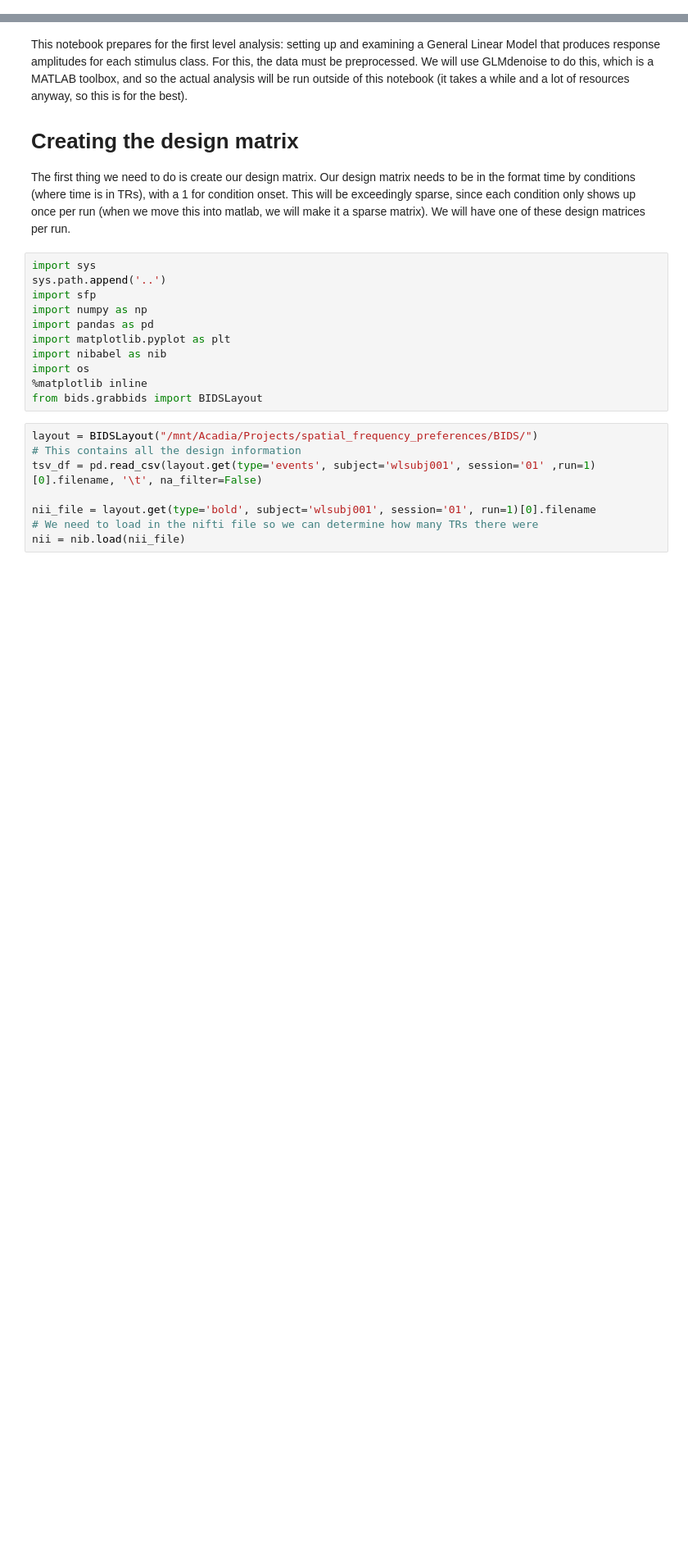
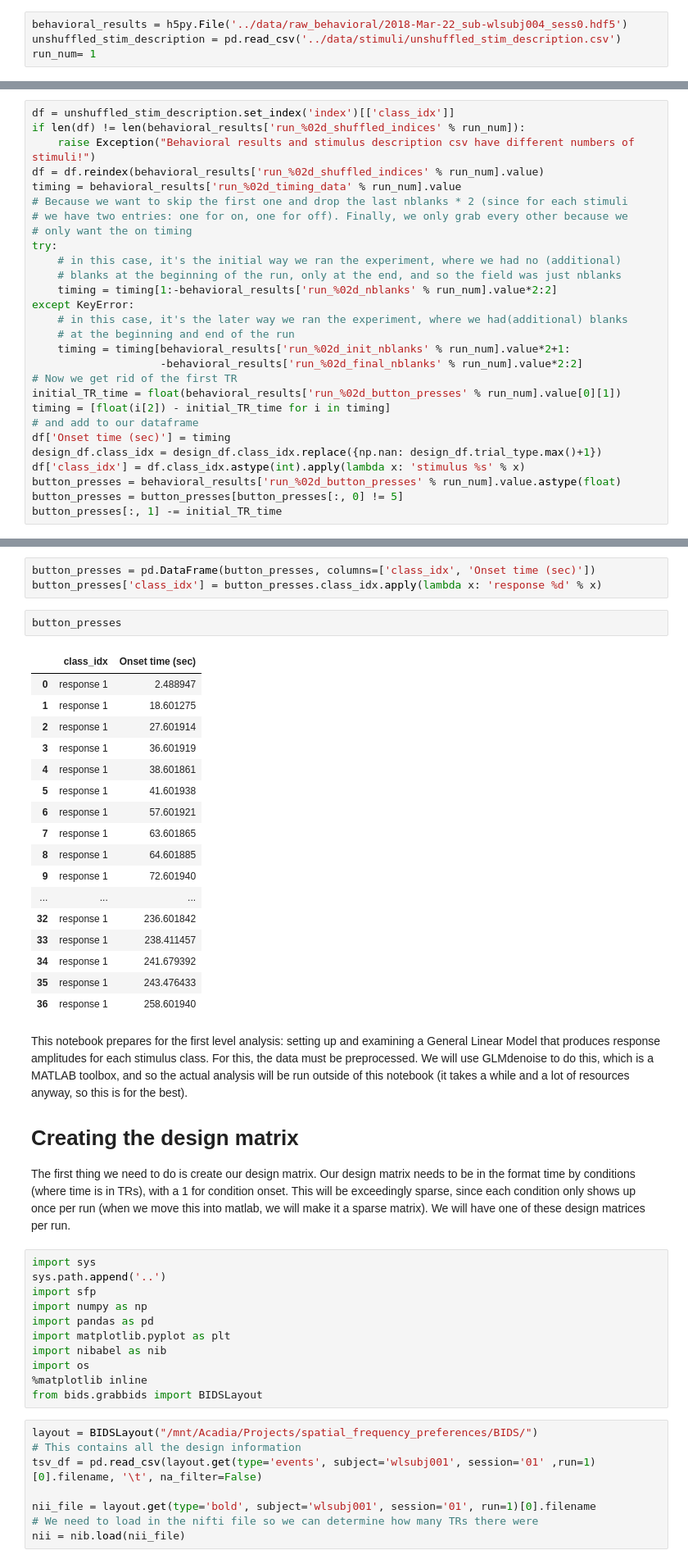
Before and after one commit to billbrod/spatial-frequency-preferences, a Jupyter notebook: notebooks/03-Design-matrices.ipynb, the cells around one changed output, grey strips where cells are left out. Shown at 82% size. Drawn from its saved outputs; the diff is of its cells as text; blank space fills up the shorter version.

```diff
--- a/notebooks/03-Design-matrices.ipynb
+++ b/notebooks/03-Design-matrices.ipynb
@@ -0,0 +7,4 @@
+# %%
+behavioral_results = h5py.File('../data/raw_behavioral/2018-Mar-22_sub-wlsubj004_sess0.hdf5')
+unshuffled_stim_description = pd.read_csv('../data/stimuli/unshuffled_stim_description.csv')
+run_num= 1
@@ -0,0 +33,28 @@
+# %%
+df = unshuffled_stim_description.set_index('index')[['class_idx']]
+if len(df) != len(behavioral_results['run_%02d_shuffled_indices' % run_num]):
+    raise Exception("Behavioral results and stimulus description csv have different numbers of stimuli!")
+df = df.reindex(behavioral_results['run_%02d_shuffled_indices' % run_num].value)
+timing = behavioral_results['run_%02d_timing_data' % run_num].value
+# Because we want to skip the first one and drop the last nblanks * 2 (since for each stimuli
+# we have two entries: one for on, one for off). Finally, we only grab every other because we
+# only want the on timing
+try:
+    # in this case, it's the initial way we ran the experiment, where we had no (additional)
+    # blanks at the beginning of the run, only at the end, and so the field was just nblanks
+    timing = timing[1:-behavioral_results['run_%02d_nblanks' % run_num].value*2:2]
+except KeyError:
+    # in this case, it's the later way we ran the experiment, where we had(additional) blanks
+    # at the beginning and end of the run
+    timing = timing[behavioral_results['run_%02d_init_nblanks' % run_num].value*2+1:
+                    -behavioral_results['run_%02d_final_nblanks' % run_num].value*2:2]
+# Now we get rid of the first TR
+initial_TR_time = float(behavioral_results['run_%02d_button_presses' % run_num].value[0][1])
+timing = [float(i[2]) - initial_TR_time for i in timing]
+# and add to our dataframe
+df['Onset time (sec)'] = timing
+design_df.class_idx = design_df.class_idx.replace({np.nan: design_df.trial_type.max()+1})
+df['class_idx'] = df.class_idx.astype(int).apply(lambda x: 'stimulus %s' % x)
+button_presses = behavioral_results['run_%02d_button_presses' % run_num].value.astype(float)
+button_presses = button_presses[button_presses[:, 0] != 5]
+button_presses[:, 1] -= initial_TR_time
@@ -1,3 +63,26 @@
+# %%
+button_presses = pd.DataFrame(button_presses, columns=['class_idx', 'Onset time (sec)'])
+button_presses['class_idx'] = button_presses.class_idx.apply(lambda x: 'response %d' % x)
+# %%
+button_presses
+# %% [output]
+|  | class_idx | Onset time (sec) |
+| 0 | response 1 | 2.488947 |
+| 1 | response 1 | 18.601275 |
+| 2 | response 1 | 27.601914 |
+| 3 | response 1 | 36.601919 |
+| 4 | response 1 | 38.601861 |
+| 5 | response 1 | 41.601938 |
+| 6 | response 1 | 57.601921 |
+| 7 | response 1 | 63.601865 |
+| 8 | response 1 | 64.601885 |
+| 9 | response 1 | 72.601940 |
+| ... | ... | ... |
+| 32 | response 1 | 236.601842 |
+| 33 | response 1 | 238.411457 |
+| 34 | response 1 | 241.679392 |
+| 35 | response 1 | 243.476433 |
+| 36 | response 1 | 258.601940 |
 # %% [markdown]
 This notebook prepares for the first level analysis: setting up and examining a General Linear Model that produces response amplitudes for each stimulus class. For this, the data must be preprocessed. We will use GLMdenoise to do this, which is a MATLAB toolbox, and so the actual analysis will be run outside of this notebook (it takes a while and a lot of resources anyway, so this is for the best).
 
```
Also changed, not shown: parts of 4 cells of this notebook, 1 other file.
